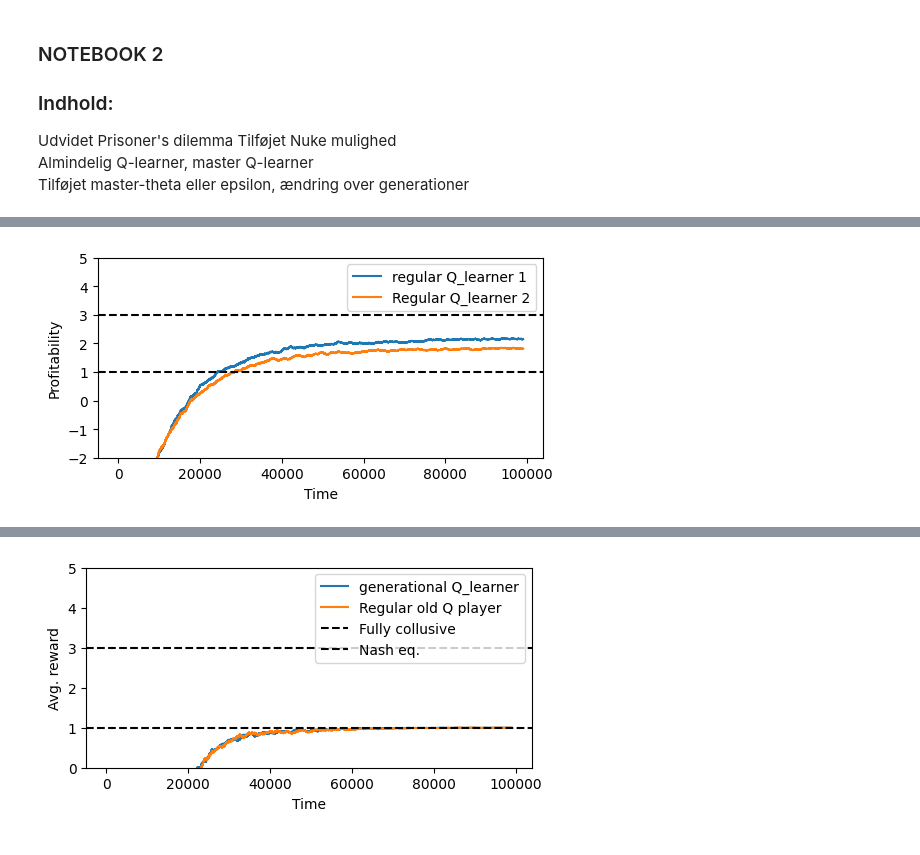
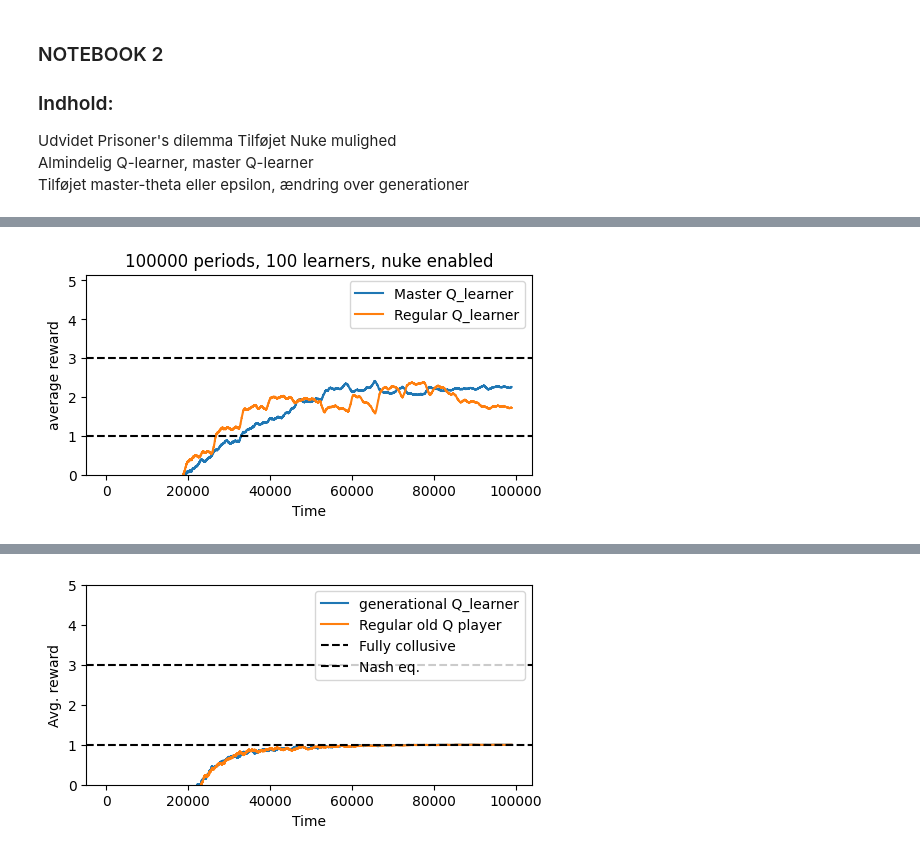
Before and after one commit to mortenvk/SpecialeProjekt, a Jupyter notebook: Master Q, Master Theta, Nuke .ipynb, the cells around one changed output, grey strips where cells are left out. Drawn from its saved outputs; the diff is of its cells as text; code cells hidden in the pictures.

```diff
--- a/Master Q, Master Theta, Nuke .ipynb
+++ b/Master Q, Master Theta, Nuke .ipynb
@@ -58,7 +66,7 @@ def regular_update(Q, prev, alpha, delta, prices, indic):
          p2 = prev[1,0]
          p22 = prev[1,1]
          pe1 = Q[prev[0,0],prev[1,0]]
-         ne1 = p1*PD_rewards(p1,p2)[0] + delta* p1*PD_rewards(p1,p22)[0] + delta**2 * Q[np.argmax(Q[:,prev[1,1]]),prev[1,1]]
+         ne1 = PD_rewards(p1,p2)[0] + delta* PD_rewards(p1,p22)[0] + delta**2 * Q[np.argmax(Q[:,prev[1,1]]),prev[1,1]]
          Q[prev[0,0], prev[1,0]] = (1-alpha) * pe1 + alpha * ne1
          #print('GAME player 1 ne and pe', ne1, pe1)
      else:
@@ -66,7 +74,7 @@ def regular_update(Q, prev, alpha, delta, prices, indic):
         p2 = prev[0,0]
         p22 = prev[0,1]
         pe2 = Q[prev[1,0],prev[0,0]]
-        ne2 = p1*PD_rewards(p1,p2)[1] + delta* p1*PD_rewards(p1,p22)[1] + delta**2 * Q[np.argmax(Q[:,prev[0,1]]),prev[0,1]]
+        ne2 = PD_rewards(p2,p1)[1] + delta* PD_rewards(p22,p1)[1] + delta**2 * Q[np.argmax(Q[:,prev[0,1]]),prev[0,1]]
         Q[prev[1,0], prev[0,0]] = (1-alpha) * pe2 + alpha * ne2
 
 @njit
@@ -126,8 +134,13 @@ def update(Q, prev, alpha, delta, prices, Current_t, previous_t, time, interval)
 def PD_game(q_table, options, periods, alpha, theta, delta, master_theta):
     a = len(options)
     Simple_Q_Table = np.zeros((a, a))
+    Simple_Q_Table2 = np.zeros((a, a))
     interval_size = periods/15
     prev_choices = np.zeros((2,2), dtype=numba.int64)
+    for i in range(2):
+        for j in range(2):
+            prev_choices[i,j] = int(np.random.choice(len(options)))
+
     reward_arr = np.zeros(int(periods-2))
     reward_arr_p2 = np.zeros(int(periods-2))
     all_choices1 =np.zeros(int(periods/2)-1)
@@ -163,11 +176,10 @@ def PD_game(q_table, options, periods, alpha, theta, delta, master_theta):
                 reward_arr[t-3], reward_arr_p2[t-3] = PD_rewards(prev_choices[0,1], prev_choices[1,1])
             else:
                 #In Case of Q opponent:
-                regular_update(Simple_Q_Table, prev_choices, alpha, delta, options, 2)
-                p_j = simple_Q_learner(options, Simple_Q_Table, epsilon, prev_choices[0,1])
+                regular_update(Simple_Q_Table2, prev_choices, alpha, delta, options, 2)
+                p_j = simple_Q_learner(options, Simple_Q_Table2, epsilon, prev_choices[0,1])
                 #a hard coded opponent:
                 #p_j= npc_player_gen2(options, q_table, 0, all_choices1, allchoices2, j_counter)
-
 
                 prev_choices[1,0] = prev_choices[1,1]
                 prev_choices[1,1] = p_j
@@ -177,7 +189,7 @@ def PD_game(q_table, options, periods, alpha, theta, delta, master_theta):
                 #print('Spiller 2 tur: p:', prices[p_j], 'p_i', prices[prev_p[0,1]],' iteration: ', t,'Q_table2: \n', Q_table2)
                 reward_arr[t-3], reward_arr_p2[t-3] = PD_rewards(prev_choices[0,1], prev_choices[1,1])
                 #step_counter +=1
-    return all_choices1, all_choices2, reward_arr, reward_arr_p2, q_table, Simple_Q_Table
+    return all_choices1, all_choices2, reward_arr, reward_arr_p2, q_table, Simple_Q_Table, Simple_Q_Table2
 # %%
 def many_games(prices, periods, alpha, theta, learners, delta, init_q):
     total_pro_arr = np.zeros((learners,periods-2),dtype=np.ndarray)
@@ -187,7 +199,6 @@ def many_games(prices, periods, alpha, theta, learners, delta, init_q):
     avg_profit2 = np.zeros(learners)
     change_arr = np.zeros((1,25))
     change_arr2 = np.zeros((1,25))
-    init_Q = init_q #np.zeros((10,2,2))
     CC_arr = np.zeros((learners,15))
     for i in range(learners):
         print('run #',i+1 ,'of ', learners , 'runs')
@@ -195,7 +206,7 @@ def many_games(prices, periods, alpha, theta, learners, delta, init_q):
         #master_theta = 0.087988
         #master_epsilon= (1-master_theta)**i
         master_theta = theta*((i**1.25)/learners)
-        all_choices1, all_choices2, reward_arr, reward_arr_p2, q_table, q_table_simple= PD_game(init_Q, prices, periods, alpha, theta, delta, master_theta)
+        all_choices1, all_choices2, reward_arr, reward_arr_p2, q_table, q_table_simple, q_simp2= PD_game(init_q, prices, periods, alpha, theta, delta, master_theta)
         total_pro_arr[i] = reward_arr
         total_pro_arr2[i] = reward_arr_p2
         #total_opt_arr[i] = arr_opt_i
@@ -205,13 +216,16 @@ def many_games(prices, periods, alpha, theta, learners, delta, init_q):
             CC_arr[i,t] = q_table[t,2,1]
         init_Q = q_table
 
-    return total_pro_arr, total_pro_arr2, avg_profit, avg_profit2, init_Q, q_table_simple, all_choices1, all_choices2, CC_arr
+    return total_pro_arr, total_pro_arr2, avg_profit, avg_profit2, init_Q, q_table_simple, all_choices1, all_choices2, CC_arr, q_simp2
 # %%
 options = np.array([0,1,2])
 init_Q = np.zeros((15,3,3))
 #old theta: 0.0000922
-rewards_p1, rewards_p2, avg_prof, avg_prof2, final_Q, simple_q, choices1, choices2, CC_arr = many_games(options, 100000, 0.3, 0.00009199, 100 ,0.95, init_Q)
-final_Q
+#Another Theta: 0.00009199
+learners = 100
+local_periods = 100000
+rewards_p1, rewards_p2, avg_prof, avg_prof2, final_Q, simple_q, choices1, choices2, CC_arr, q_simp2 = many_games(options, local_periods, 0.3, 0.00009199, learners ,0.95, init_Q)
+simple_q
 # %% [output]
 run # 1 of  100 runs
 run # 2 of  100 runs
@@ -327,27 +278,28 @@ samlet_prof, samlet_prof2 = prof_means(rewards_p1, rewards_p2)
 # %%
 
 profitability_arr, profitability_arr2 = moving_avg(samlet_prof, samlet_prof2, 1000)
 avg_timend = time.time()
 #print('ending moving average. time: ', (avg_timend - avgtime))
 #np.savetxt("<file>.csv", moving_averages, delimiter = ',')
 #print(moving_averages)
 
 t_arr1 = np.arange(0,98999)
 t_arr2 = np.arange(0,98999)
 fig, ax = plt.subplots(figsize =(5.75, 2.6))
-plt.plot(t_arr1,profitability_arr,'-',label='regular Q_learner 1 ')
-plt.plot(t_arr2,profitability_arr2,'-', label='Regular Q_learner 2')
+plt.plot(t_arr1,profitability_arr,'-',label='Master Q_learner')
+plt.plot(t_arr2,profitability_arr2,'-', label='Regular Q_learner')
+plt.title(f"{local_periods} periods, {learners} learners, nuke enabled")
 #plt.axhline(y=0.125, color='k', linestyle = '--')
 #plt.axhline(y=0.061, color='k', linestyle = '--')
 plt.xlabel("Time")
-plt.ylabel("Profitability")
+plt.ylabel("average reward")
 plt.axhline(y=3, color='k', linestyle = '--')
 plt.axhline(y=1, color='k', linestyle = '--')
-plt.ylim(-2,5)
+plt.ylim(0,5.15)
 plt.legend()
 plt.show()
 # %% [output]
-[figure, old version]
+[figure, new version]
 # %%
 np.shape(rewards_p1)
 # %% [output]
```
Also changed, not shown: parts of 26 cells of this notebook, 2 other files.
